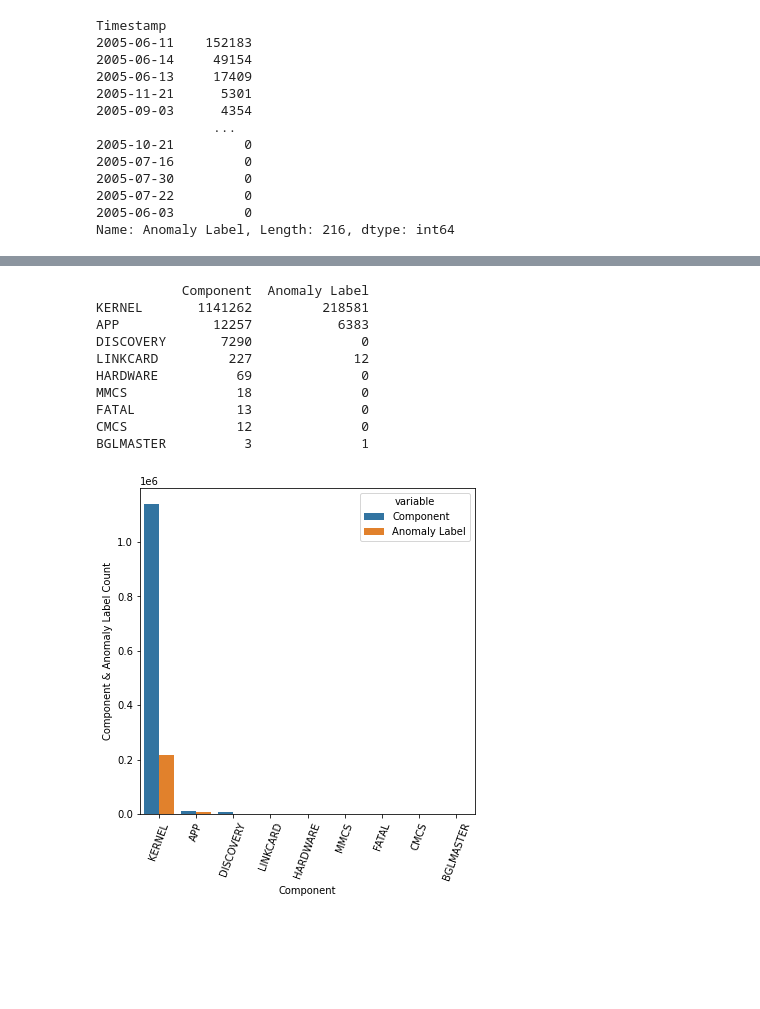
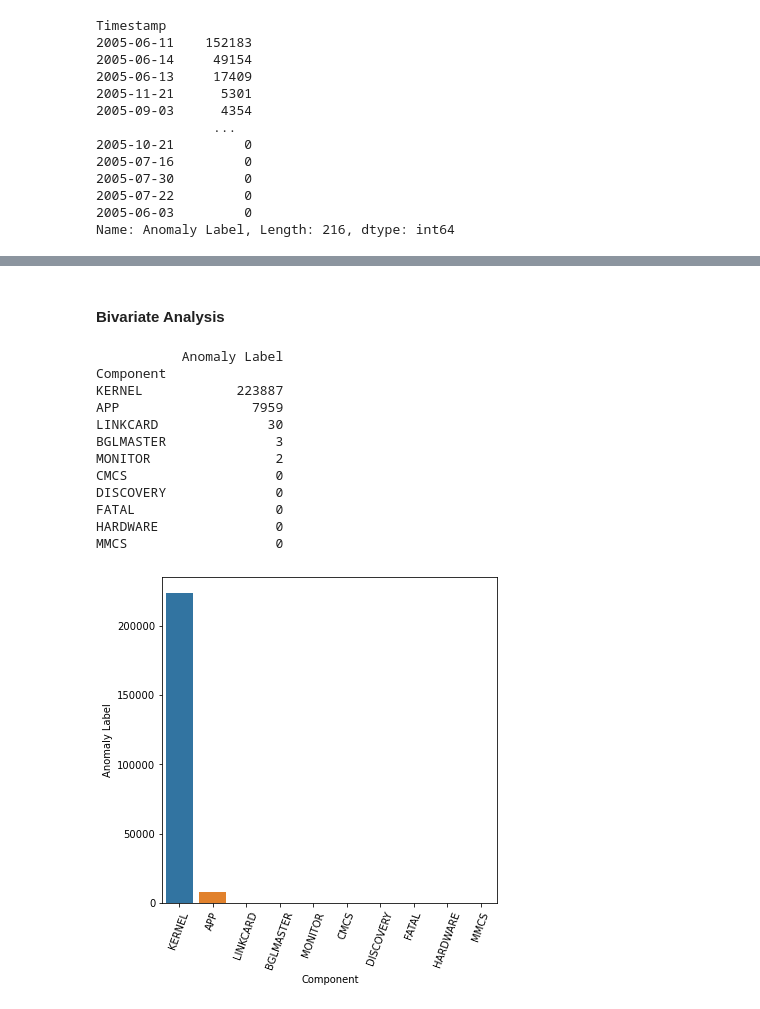
Before and after one commit to muthuskumar/msds13, a Jupyter notebook: eda.ipynb, the cells around one changed output, grey strips where cells are left out. Drawn from its saved outputs; the diff is of its cells as text; code cells hidden in the pictures; blank space fills up the shorter version.

```diff
--- a/eda.ipynb
+++ b/eda.ipynb
@@ -283,3 +293,6 @@ Timestamp
 2006-12-31       473
 Freq: A-DEC, Name: Anomaly Label, dtype: int64
 [figure]
+# %%
+anomaly_dict = { 1: 0, 0: 1}
+original_df['Non-Anomaly Label'] = original_df['Anomaly Label'].map(anomaly_dict)
@@ -327,15 +384,3 @@ Timestamp
 2005-07-22         0
 2005-06-03         0
 Name: Anomaly Label, Length: 216, dtype: int64
-# %%
-original_df['Date'] = pd.to_datetime(original_df['Date'], format='%Y-%m-%d')
-df_200506 = original_df.loc[(original_df['Timestamp'] >= '2005-06-01') & (original_df['Timestamp'] < '2005-06-30')]
-
-df_200506_anomaly_over_timestamp = df_200506.resample(rule='D', on='Timestamp')['Anomaly Label'].sum()
-
-fig, ax = plt.subplots(figsize=(20, 20))
-op = sns.barplot(x = df_200506_anomaly_over_timestamp.index, y = df_200506_anomaly_over_timestamp.values)
-op.set_xticklabels(labels=df_200506_anomaly_over_timestamp.index, rotation=70)
-plt.show()
-
-print(df_200506_anomaly_over_timestamp.sort_values(ascending=False))
@@ -361,3 +389,5 @@ Name: Anomaly Label, dtype: int64
+# %%
+df_200506 = original_df.loc[(original_df['Timestamp'] >= '2005-06-01') & (original_df['Timestamp'] < '2005-07-31')]
 # %%
 print(df_200506.shape)
 df_200506.info()
@@ -476,24 +558,25 @@ Name: Level, dtype: int64
+# %% [markdown]
+#### Bivariate Analysis
 # %%
 df_200506_anomalies_by_component = df_200506.groupby('Component').agg({'Anomaly Label': 'sum'}).sort_values(by='Anomaly Label', ascending=False)
-df_200506_anomalies_with_component = pd.concat((df_200506['Component'].value_counts(), df_200506_anomalies_by_component), axis=1)
-print(df_200506_anomalies_with_component)
-component_plot_df = pd.melt(df_200506_anomalies_with_component.reset_index(), id_vars='index')
+print(df_200506_anomalies_by_component)
 
 fig, ax = plt.subplots(figsize=(6, 6))
-op = sns.barplot(x='index', y='value', hue='variable', data=component_plot_df)
-op.set_xticklabels(labels=component_plot_df['index'].unique(), rotation=70)
-op.set(xlabel='Component', ylabel='Component & Anomaly Label Count')
+op = sns.barplot(x=df_200506_anomalies_by_component.index, y=df_200506_anomalies_by_component['Anomaly Label'])
+op.set_xticklabels(labels=df_200506_anomalies_by_component.index, rotation=70)
 plt.show()
 # %% [output]
-           Component  Anomaly Label
-KERNEL       1141262         218581
-APP            12257           6383
-DISCOVERY       7290              0
-LINKCARD         227             12
-HARDWARE          69              0
-MMCS              18              0
-FATAL             13              0
-CMCS              12              0
-BGLMASTER          3              1
+           Anomaly Label
+Component
+KERNEL            223887
+APP                 7959
+LINKCARD              30
+BGLMASTER              3
+MONITOR                2
+CMCS                   0
+DISCOVERY              0
+FATAL                  0
+HARDWARE               0
+MMCS                   0
-[figure, old version]
+[figure, new version]
 # %%
```
Also changed, not shown: parts of 38 cells of this notebook, 4 other files.
